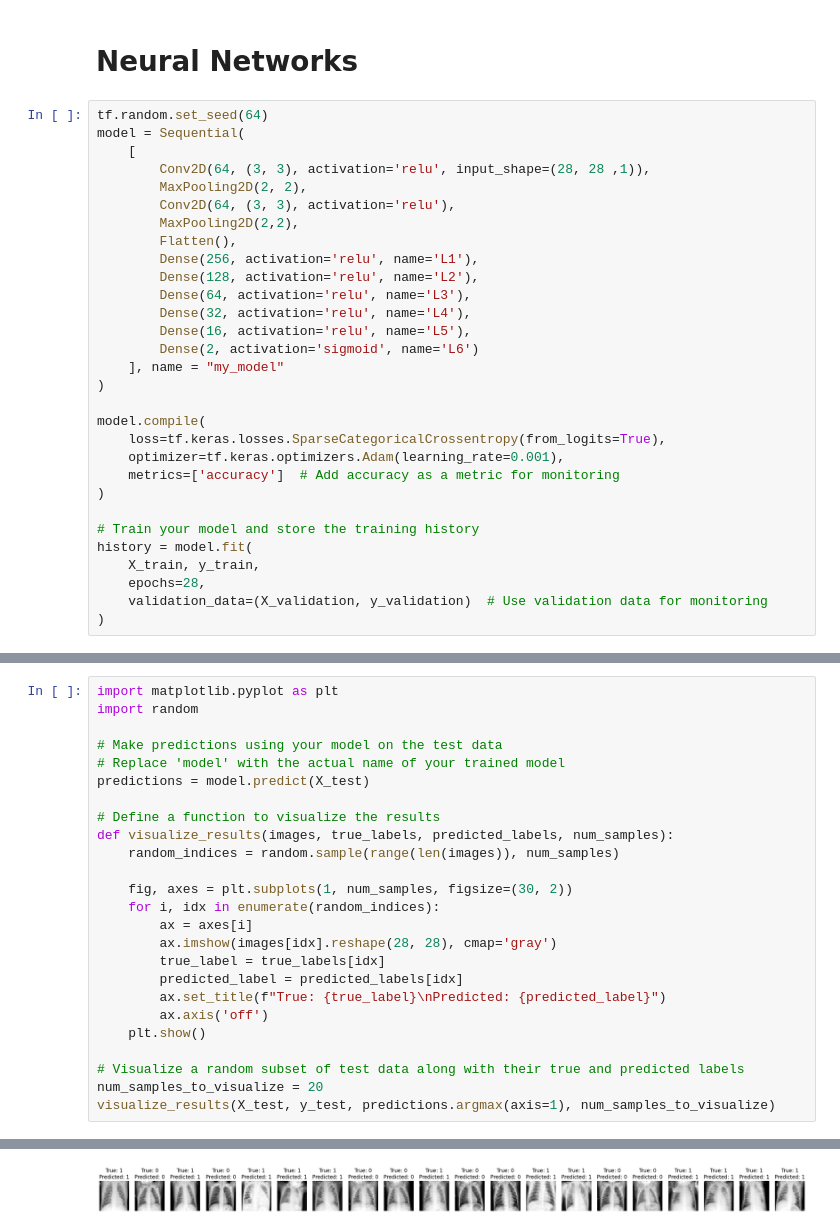
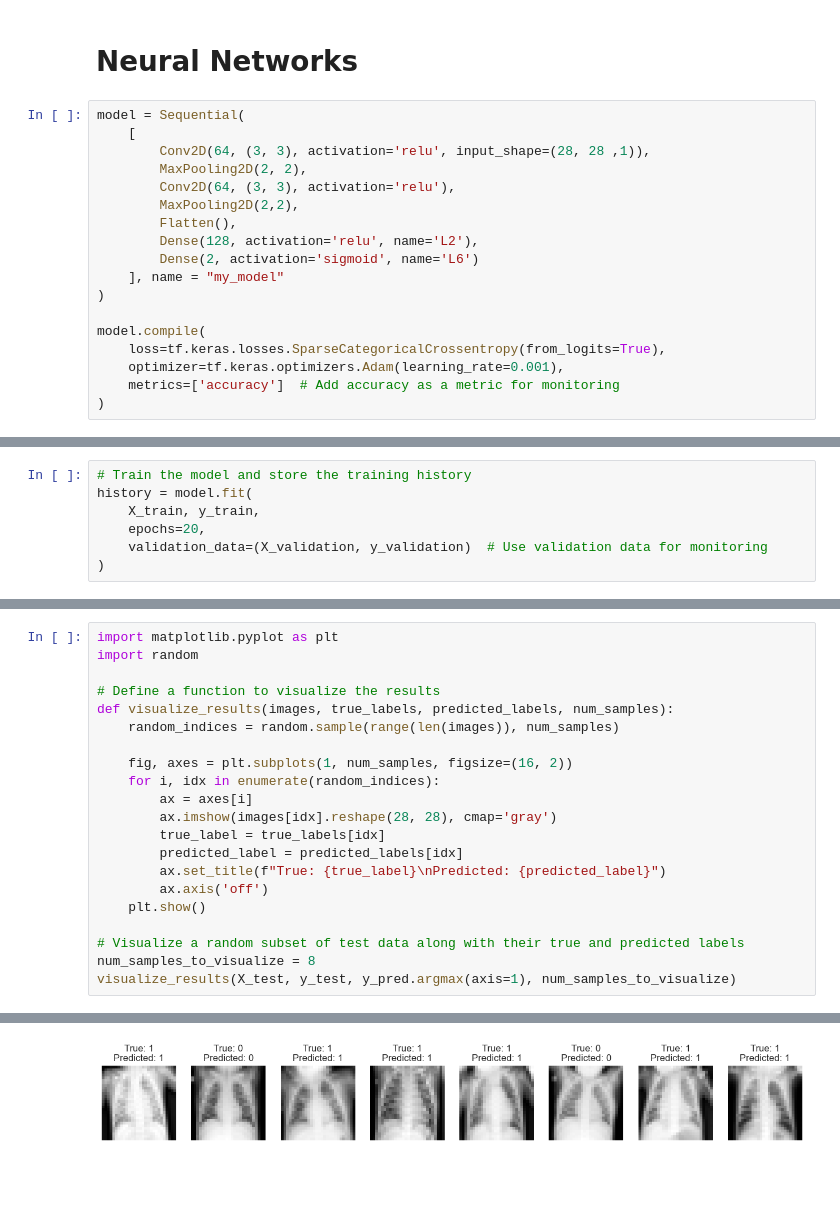
Before and after one commit to buisonanh/pneumonia-classification, a Jupyter notebook: model(28x28).ipynb, the cells around one changed output, grey strips where cells are left out. Saved outputs shown, nothing was run; the diff lists cells and outputs as text; blank space fills up the shorter version.

```diff
--- a/model(28x28).ipynb
+++ b/model(28x28).ipynb
@@ -183,7 +153,6 @@ visualize_random_data(X_train, y_train, num_samples_to_visualize)
 # %% [markdown]
 # **Neural Networks**
 # %%
-tf.random.set_seed(64)
 model = Sequential(
     [
         Conv2D(64, (3, 3), activation='relu', input_shape=(28, 28 ,1)),
@@ -191,11 +160,7 @@ model = Sequential(
         Conv2D(64, (3, 3), activation='relu'),
         MaxPooling2D(2,2),
         Flatten(),
-        Dense(256, activation='relu', name='L1'),
         Dense(128, activation='relu', name='L2'),
-        Dense(64, activation='relu', name='L3'),
-        Dense(32, activation='relu', name='L4'),
-        Dense(16, activation='relu', name='L5'),
         Dense(2, activation='sigmoid', name='L6')
     ], name = "my_model"
 )
@@ -205,10 +170,3 @@ model.compile(
     optimizer=tf.keras.optimizers.Adam(learning_rate=0.001),
     metrics=['accuracy']  # Add accuracy as a metric for monitoring
 )
-
-# Train your model and store the training history
-history = model.fit(
-    X_train, y_train,
-    epochs=28,
-    validation_data=(X_validation, y_validation)  # Use validation data for monitoring
-)
@@ -252,2 +191,9 @@ Trainable params: 491218 (1.87 MB)
 Non-trainable params: 0 (0.00 Byte)
 _________________________________________________________________
+# %%
+# Train the model and store the training history
+history = model.fit(
+    X_train, y_train,
+    epochs=20,
+    validation_data=(X_validation, y_validation)  # Use validation data for monitoring
+)
@@ -283,16 +274,12 @@ plt.show()
 # %%
 import matplotlib.pyplot as plt
 import random
-
-# Make predictions using your model on the test data
-# Replace 'model' with the actual name of your trained model
-predictions = model.predict(X_test)
 
 # Define a function to visualize the results
 def visualize_results(images, true_labels, predicted_labels, num_samples):
     random_indices = random.sample(range(len(images)), num_samples)
 
-    fig, axes = plt.subplots(1, num_samples, figsize=(30, 2))
+    fig, axes = plt.subplots(1, num_samples, figsize=(16, 2))
     for i, idx in enumerate(random_indices):
         ax = axes[i]
         ax.imshow(images[idx].reshape(28, 28), cmap='gray')
@@ -303,6 +290,6 @@ def visualize_results(images, true_labels, predicted_labels, num_samples):
     plt.show()
 
 # Visualize a random subset of test data along with their true and predicted labels
-num_samples_to_visualize = 20
-visualize_results(X_test, y_test, predictions.argmax(axis=1), num_samples_to_visualize)
+num_samples_to_visualize = 8
+visualize_results(X_test, y_test, y_pred.argmax(axis=1), num_samples_to_visualize)
 # %% [output]
@@ -310 +296 @@ visualize_results(X_test, y_test, predictions.argmax(axis=1), num_samples_to_vis
-[figure, old version]
+[figure, new version]
```
Also changed, not shown: parts of 18 cells of this notebook, 5 other files.
